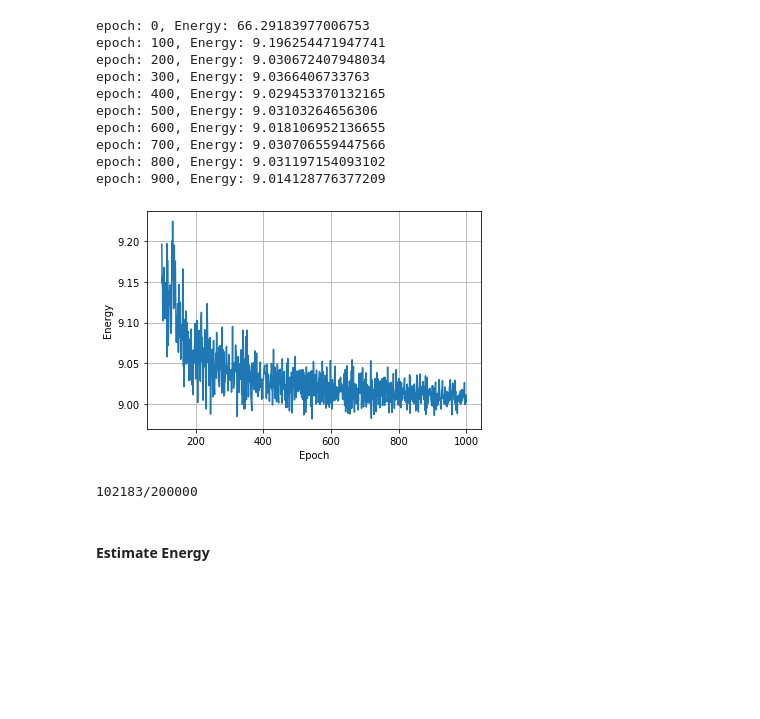
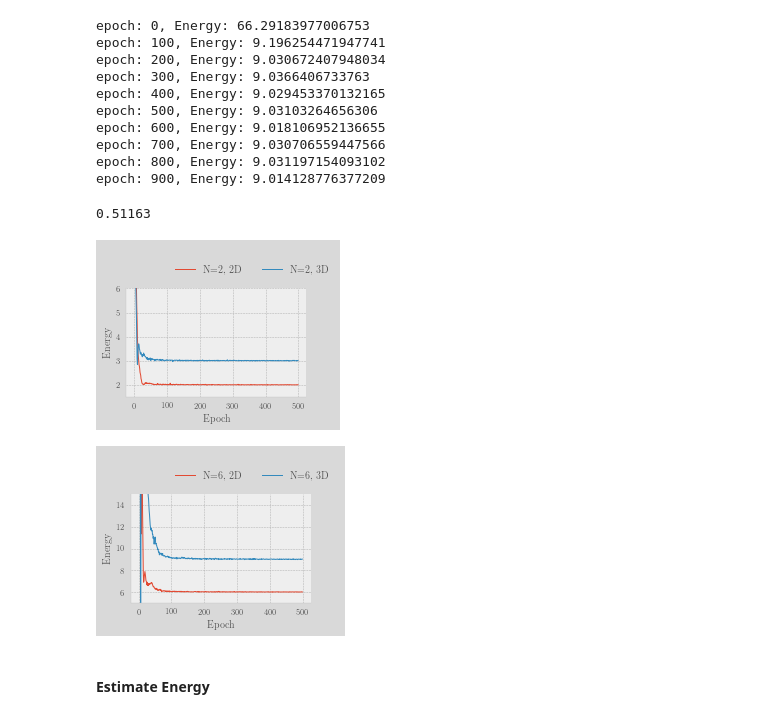
Before and after one commit to KristianWold/FYS4411, a Jupyter notebook: Project2/notebooks/Autoregressive RNN Bosons.ipynb, the cells around one changed output. Cells and saved outputs as stored; diff of their text form; code cells hidden in the pictures; blank space fills up the shorter version.

```diff
--- a/Project2/notebooks/Autoregressive RNN Bosons.ipynb
+++ b/Project2/notebooks/Autoregressive RNN Bosons.ipynb
@@ -14,13 +14,14 @@ import warnings
 warnings.filterwarnings("ignore")
 tf.keras.backend.set_floatx("float64")
 
+plt.style.use("../lib/rapport.mplstyle")
 %load_ext autoreload
 %autoreload 2
 
 def saveto(fig, path, ncol=2):
     lgd = fig.legend(loc='lower left',# mode='expand',-
                      ncol=ncol,
-                     bbox_to_anchor=(0.1, 1.02, 1, 0.2))
+                     bbox_to_anchor=(0.3, 1.02, 1, 0.2))
     fig.savefig(f"../latex/figures/{path}.pdf", bbox_inches='tight')
 # %%
 import logging
@@ -162,7 +163,7 @@ system = System(num_part = 2,
 num_epochs = 500
 batch_size = 1000
 
-energy = train(system, num_epochs, batch_size, optimizer, verbose = True)
+energy1 = train(system, num_epochs, batch_size, optimizer, verbose = True)
 # %% [output]
 epoch: 0, Energy: 14.805463208055155
 epoch: 100, Energy: 2.016578121835096
@@ -285,7 +298,7 @@ system = System(num_part = 2,
 num_epochs = 500
 batch_size = 1000
 
-energy = train(system, num_epochs, batch_size, optimizer, verbose = True)
+energy3 = train(system, num_epochs, batch_size, optimizer, verbose = True)
 # %% [output]
 epoch: 0, Energy: 21.91457104901991
 epoch: 100, Energy: 3.0305405041637634
@@ -358,21 +377,38 @@ epoch: 600, Energy: 9.018106952136655
 epoch: 700, Energy: 9.030706559447566
 epoch: 800, Energy: 9.031197154093102
 epoch: 900, Energy: 9.014128776377209
+# %%
+N = 100000
+system.Ansatz.hidden_reset(N)
+print(f"{system.Sampler(N)[1]/(20*N)}")
+# %% [output]
+0.51163
 # %%
-epochs = [i for i in range(num_epochs)]
-plt.plot(epochs[100:], energy[100:])
+epochs = [i for i in range(500)]
+
+fig = plt.figure()
+plt.plot(epochs, energy1, label = "N=2, 2D")
+plt.plot(epochs, energy3, label = "N=2, 3D")
+plt.ylim([1.5, 6])
 plt.xlabel("Epoch")
 plt.ylabel("Energy")
 plt.grid()
+saveto(fig, "many_part_nonint_training1", ncol=2)
 plt.show()
 # %% [output]
-[figure, old version]
+[figure, new version]
-# %%
-N = 10000
-system.Ansatz.hidden_reset(N)
-print(f"{system.Sampler(N)[1]}/{20*N}")
-# %% [output]
-102183/200000
+# %%
+fig = plt.figure()
+plt.plot(epochs, energy2, label = "N=6, 2D")
+plt.plot(epochs, energy4[:500], label = "N=6, 3D")
+plt.ylim([5, 15])
+plt.xlabel("Epoch")
+plt.ylabel("Energy")
+plt.grid()
+saveto(fig, "many_part_nonint_training2", ncol=2)
+plt.show()
+# %% [output]
+[figure, added]
 # %% [markdown]
 #### Estimate Energy
 # %%
```
Also changed, not shown: parts of 24 cells of this notebook, 13 other files.
